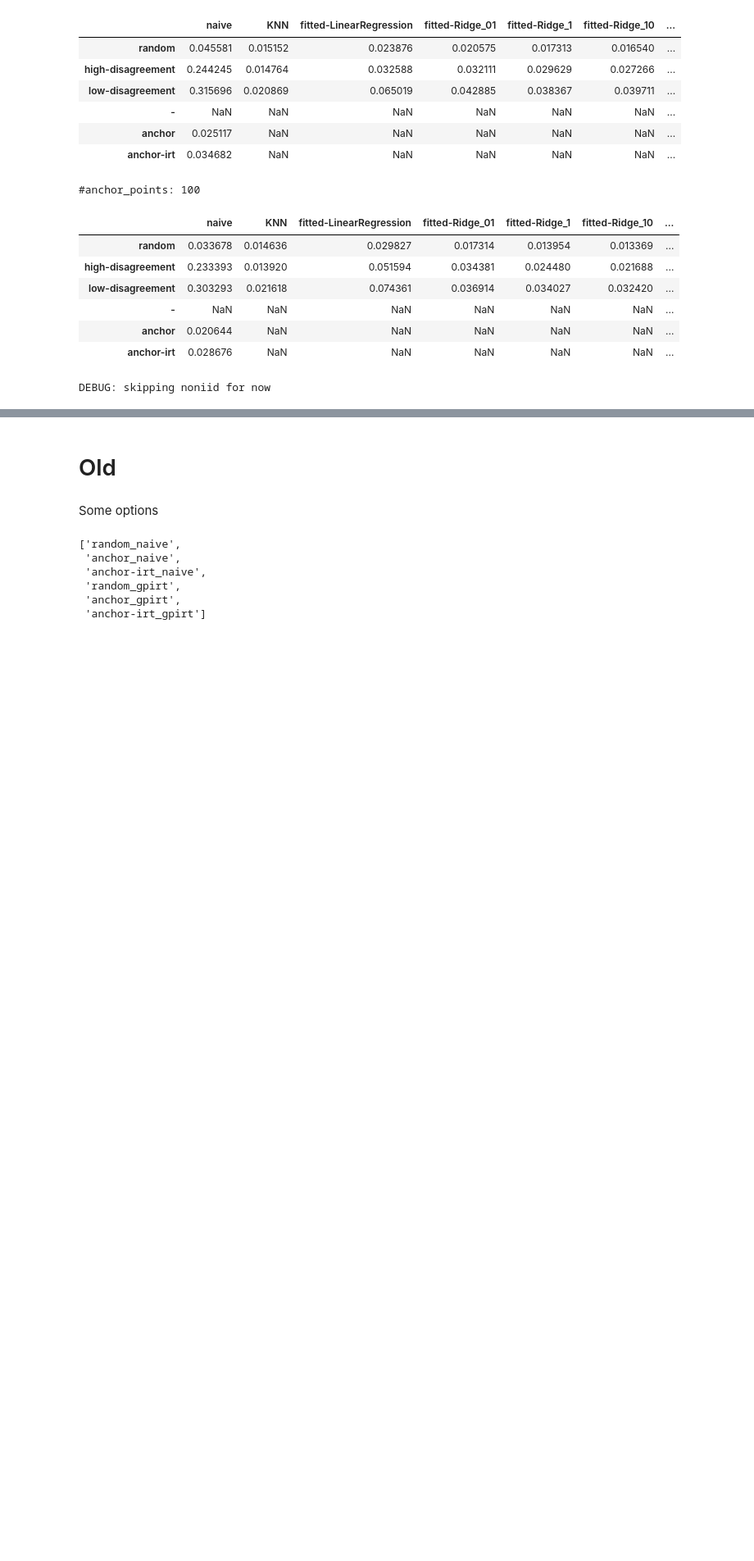
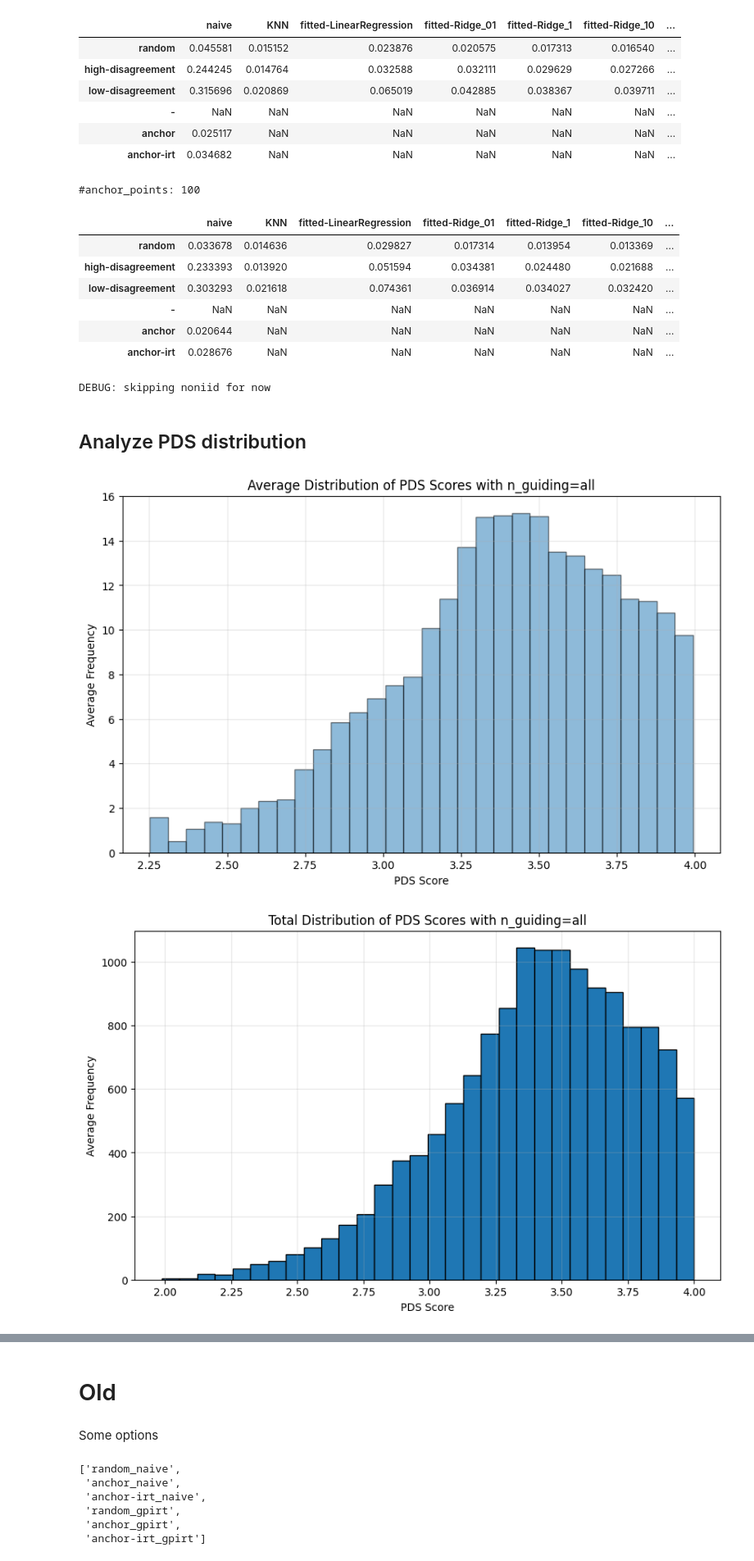
Before and after one commit to AlexanderRubinstein/efficbench, a Jupyter notebook: generate_plots.ipynb, the cells around one changed output, grey strips where cells are left out. Shown at 82% size. Saved outputs shown, nothing was run; the diff lists cells and outputs as text; code cells hidden in the pictures; blank space fills up the shorter version.

Commit message:
Plot PDS histograms

```diff
--- a/generate_plots.ipynb
+++ b/generate_plots.ipynb
@@ -174,3 +176,5 @@ df[100].to_csv('df_100.csv')
 | anchor | 0.020644 | NaN | NaN | NaN | NaN | NaN | ... |
 | anchor-irt | 0.028676 | NaN | NaN | NaN | NaN | NaN | ... |
 DEBUG: skipping noniid for now
+# %% [markdown]
+## Analyze PDS distribution
@@ -176,0 +236,5 @@ DEBUG: skipping noniid for now
+# %%
+plot_pds_distributions(key='n_guiding=all', pds_scores_folder="disagreement_scores_per_strata")
+# %% [output]
+[figure, added]
+[figure, added]
```
Also changed, not shown: parts of 5 cells of this notebook.
